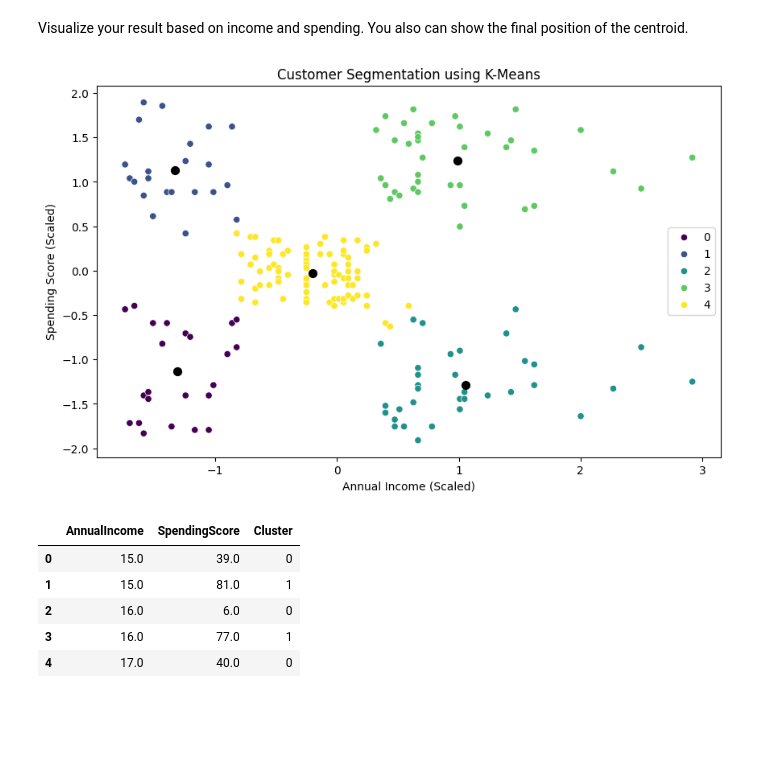
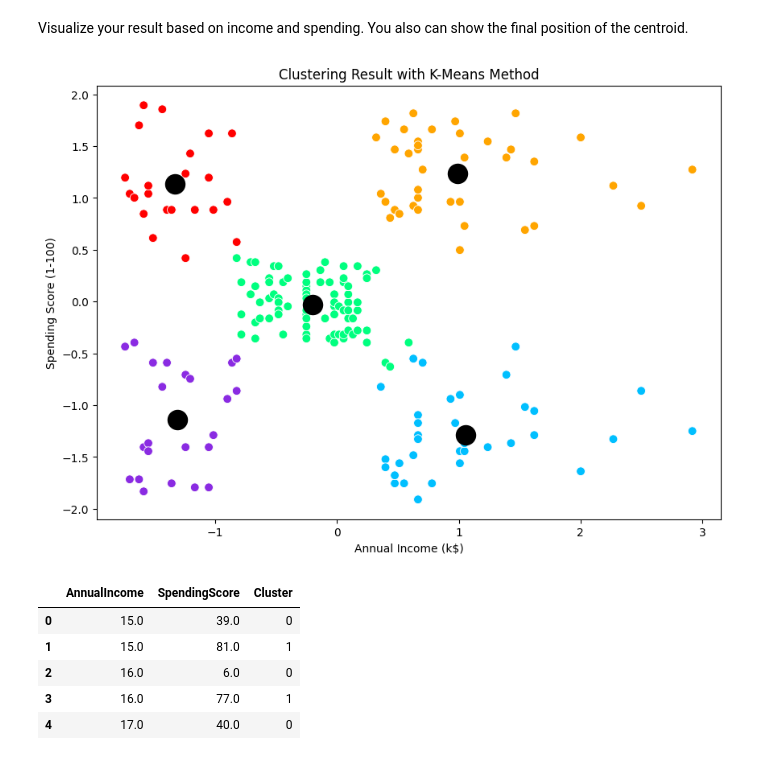
Before and after one commit to OoMyGit/Data-Mining, a Jupyter notebook: [Answer]_Exercise_Week_8_KMeans_Clustering.ipynb, the cells around one changed output. Saved outputs shown, nothing was run; the diff lists cells and outputs as text; code cells hidden in the pictures; blank space fills up the shorter version.

```diff
--- a/[Answer]_Exercise_Week_8_KMeans_Clustering.ipynb
+++ b/[Answer]_Exercise_Week_8_KMeans_Clustering.ipynb
@@ -36,7 +33,7 @@ df.head()
 | 4 | 5 | Female | 31 | 17 | 40 |
 # %%
 # rename the Annual Income (k$)	Spending Score (1-100) column
-df = df.rename(columns={'Annual Income (k$)': 'AnnualIncome', 'Spending Score (1-100)': 'SpendingScore'})
+df.rename(columns={'Annual Income (k$)': 'AnnualIncome', 'Spending Score (1-100)': 'SpendingScore'}, inplace=True)
 df.head()
 # %% [output]
 |  | CustomerID | Gender | Age | AnnualIncome | SpendingScore |
@@ -89,8 +102,8 @@ plt.show()
 For this case study, we only use income and spending score
 # %%
 # create new dataframe that consist only annual income and spending score
-new_df = df[['AnnualIncome', 'SpendingScore']]
-new_df.head()
+dfnew = df[['AnnualIncome', 'SpendingScore']]
+dfnew.head()
 # %% [output]
 |  | AnnualIncome | SpendingScore |
 | 0 | 15 | 39 |
@@ -164,11 +178,10 @@ In this case study, the below parameter settings is used:
 - random state: 42
 # %%
 # set the parameter for evaluating K
-
-inertia = []
-for i in range(1, 11):
-    kmeans = KMeans(n_clusters=i, init='random', max_iter=300, random_state=42)
-    kmeans.fit(scaled_df)
-    inertia.append(kmeans.inertia_)
+sse=[]
+for k in range(1,11):
+    kmeans = KMeans(n_clusters=k, init='random', max_iter=300, random_state=42)
+    kmeans.fit(df_new_scaled)
+    sse.append(kmeans.inertia_)
 # %%
 # manually visualize the elbow method using plotlib
@@ -199,9 +210,8 @@ In this case study, the below parameter settings is used:
 # %%
 # assign cluster with K-Means algorithm
 kmeans = KMeans(n_clusters=5, init='random', max_iter=300, random_state=42)
-kmeans.fit(scaled_df)
-cluster_labels = kmeans.labels_
-cluster_labels
+y_pred = kmeans.fit_predict(df_new_scaled)
+y_pred
 # %% [output]
 array([0, 1, 0, 1, 0, 1, 0, 1, 0, 1, 0, 1, 0, 1, 0, 1, 0, 1, 0, 1, 0, 1,
        0, 1, 0, 1, 0, 1, 0, 1, 0, 1, 0, 1, 0, 1, 0, 1, 0, 1, 0, 1, 0, 4,
@@ -217,22 +227,14 @@ array([0, 1, 0, 1, 0, 1, 0, 1, 0, 1, 0, 1, 0, 1, 0, 1, 0, 1, 0, 1, 0, 1,
 Visualize your result based on income and spending. You also can show the final position of the centroid.
 # %%
 # visualize the result using scater chart
-# Add cluster labels to the DataFrame
-scaled_df['cluster'] = cluster_labels
-
-# Get the coordinates of the centroids
-centroids = kmeans.cluster_centers_
-
-# Visualize the results
-plt.figure(figsize=(10, 6))
-sns.scatterplot(x='income', y='spending', hue='cluster', data=scaled_df, palette='viridis')
-plt.scatter(centroids[:, 0], centroids[:, 1], marker='.', s=200, color='Black')
-plt.title('Customer Segmentation using K-Means')
-plt.xlabel('Annual Income (Scaled)')
-plt.ylabel('Spending Score (Scaled)')
-plt.legend()
+plt.figure(figsize=(10, 7))
+sns.scatterplot(data=df_new_scaled, x='income', y='spending', hue=y_pred, palette=["blueviolet", "red", "deepskyblue", "orange", "springgreen"], s=60, legend=None)
+plt.scatter(kmeans.cluster_centers_[:, 0], kmeans.cluster_centers_[:, 1], c='black', s=300)
+plt.xlabel('Annual Income (k$)')
+plt.ylabel('Spending Score (1-100)')
+plt.title('Clustering Result with K-Means Method')
 plt.show()
 # %% [output]
-[figure, old version]
+[figure, new version]
 # %%
 # Inverse transform the scaled data to get the original values
```
Also changed, not shown: parts of 15 cells of this notebook.
